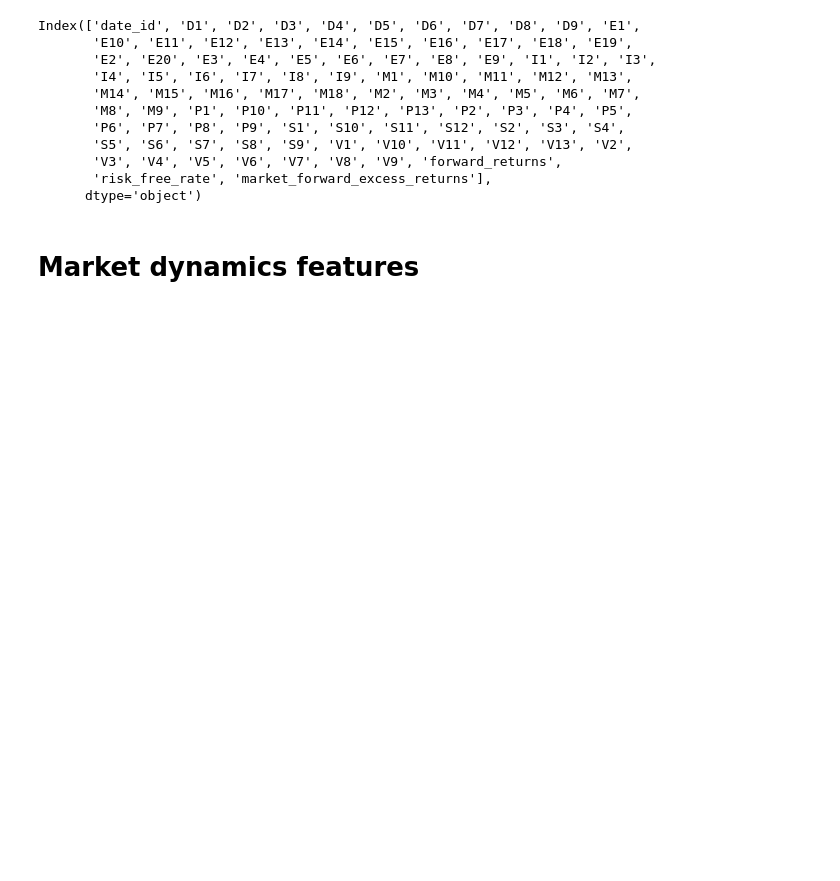
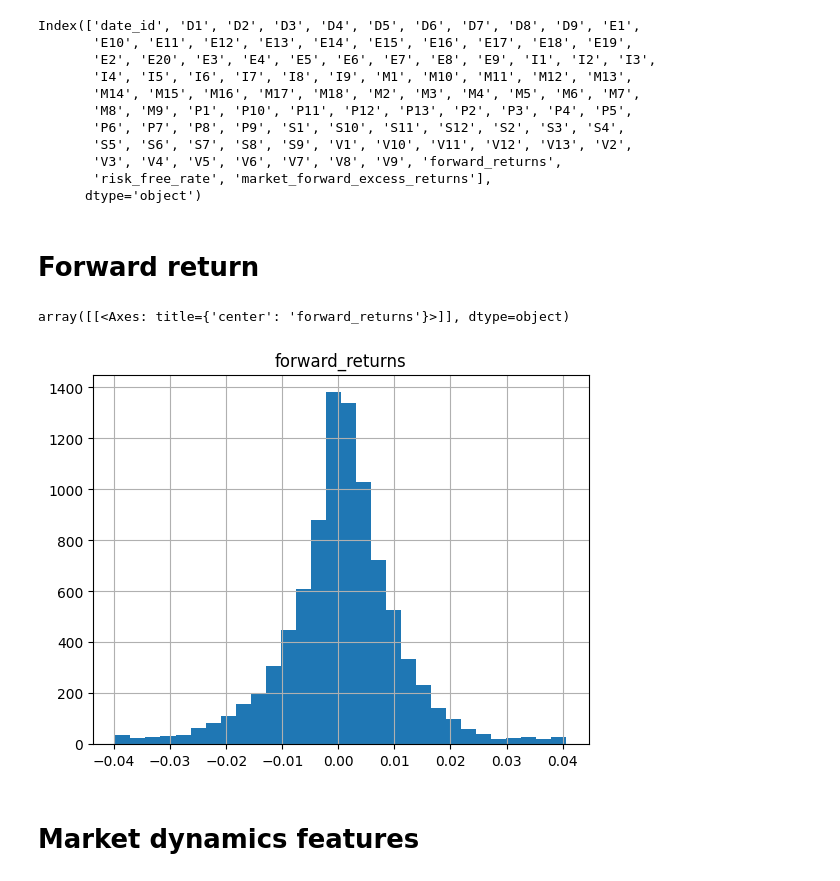
Before and after one commit to sauravdas101/Hull_Market_prediction, a Jupyter notebook: hull-eda.ipynb, the cells around one changed output. Drawn from its saved outputs; the diff is of its cells as text; code cells hidden in the pictures; blank space fills up the shorter version.

```diff
--- a/hull-eda.ipynb
+++ b/hull-eda.ipynb
@@ -112,6 +112,13 @@ Index(['date_id', 'D1', 'D2', 'D3', 'D4', 'D5', 'D6', 'D7', 'D8', 'D9', 'E1',
        'V3', 'V4', 'V5', 'V6', 'V7', 'V8', 'V9', 'forward_returns',
        'risk_free_rate', 'market_forward_excess_returns'],
       dtype='object')
+# %% [markdown]
+# Forward return
+# %%
+train.hist(column = 'forward_returns', bins = 30)
+# %% [output]
+array([[<Axes: title={'center': 'forward_returns'}>]], dtype=object)
+[figure, added]
 # %% [markdown]
 # Market dynamics features
 # %%
```
Also changed, not shown: parts of 4 cells of this notebook.
